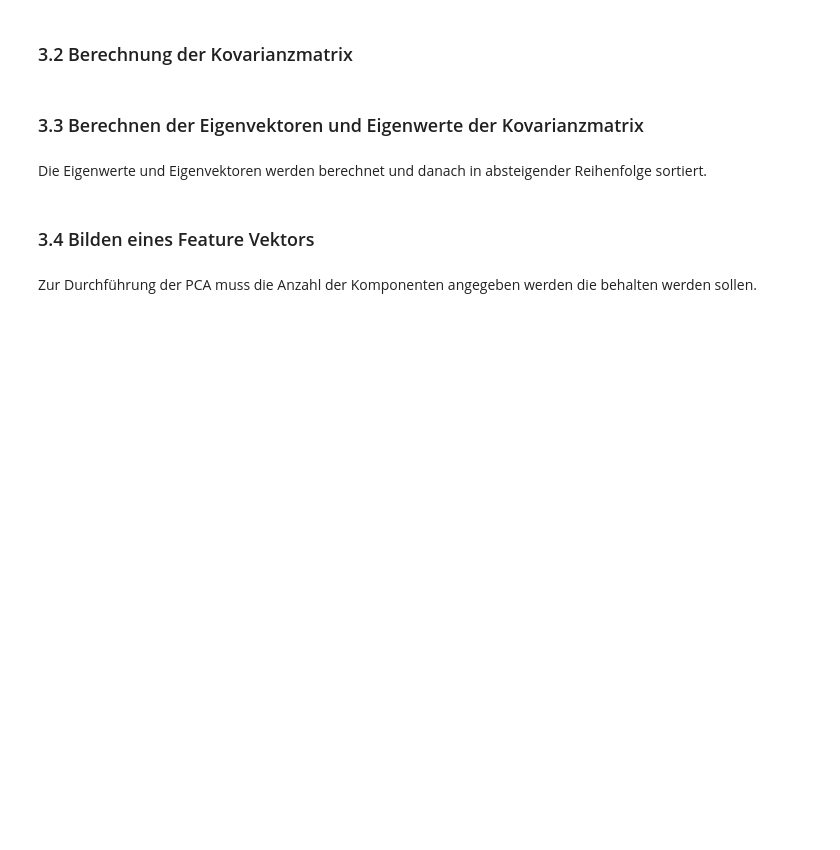
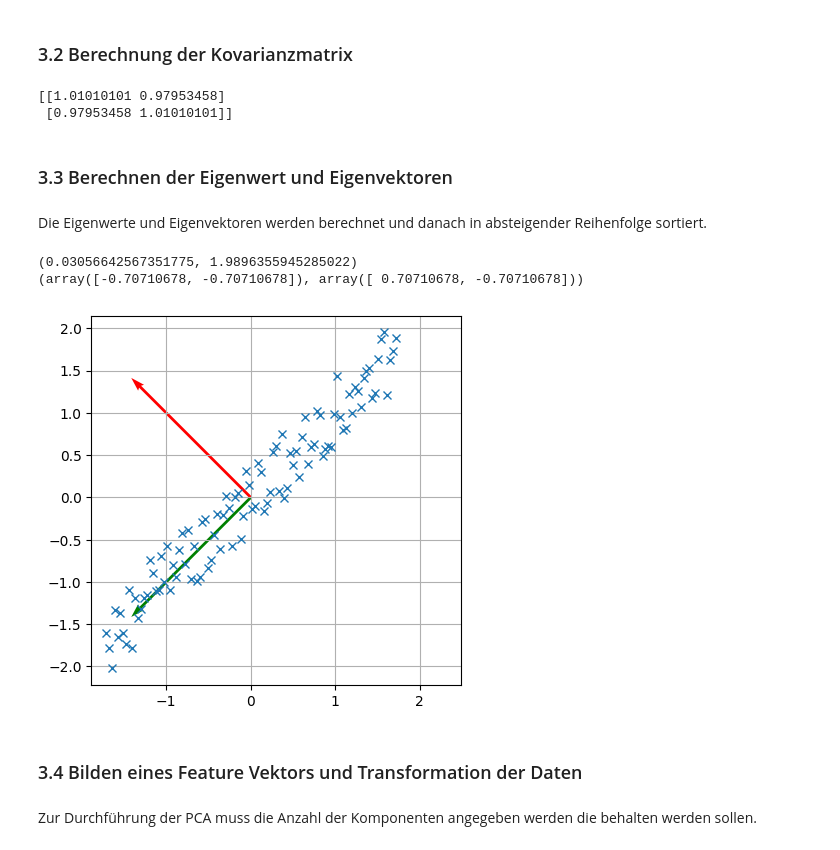
Before and after one commit to MoritzMSP/DHBW_AML, a Jupyter notebook: PCA.ipynb, the cells around one changed output. Drawn from its saved outputs; the diff is of its cells as text; code cells hidden in the pictures; blank space fills up the shorter version.

```diff
--- a/PCA.ipynb
+++ b/PCA.ipynb
@@ -95,4 +103,13 @@ C = np.cov(X.T)
+# %%
+sData = np.transpose(np.c_[y_std, x_std])
+
+#Berechnen der Kovarianzmatrix
+S = np.cov(sData)
+print(S)
+# %% [output]
+[[1.01010101 0.97953458]
+ [0.97953458 1.01010101]]
 # %% [markdown]
-### 3.3 Berechnen der Eigenvektoren und Eigenwerte der Kovarianzmatrix
+### 3.3 Berechnen der Eigenwert und Eigenvektoren
 # %% [markdown]
 Die Eigenwerte und Eigenvektoren werden berechnet und danach in absteigender Reihenfolge sortiert.
@@ -102,4 +116,25 @@ eigenvalues, eigenvectors = zip(*sorted(zip(eigenvalues, eigenvectors), key=lamb
+# %%
+eigenvalues, eigenvectors = np.linalg.eig(S)
+eigenvalues, eigenvectors = zip(*sorted(zip(eigenvalues, eigenvectors), key=lambda x: x[0], reverse=False))
+
+print(eigenvalues)
+print(eigenvectors)
+
+#Plotten in Grafik
+plt.plot(x_std, y_std, 'x')
+plt.quiver(0, 0, eigenvectors[0][1], eigenvectors[0][0], color='g', scale=0.5, angles = 'xy', scale_units = 'xy')
+plt.quiver(0, 0, eigenvectors[1][1], eigenvectors[1][0], color='r', scale=0.5, angles = 'xy', scale_units = 'xy')
+plt.axis('square')
+plt.title("Standardisierten Daten mit Richtungen der Hauptkomponenten")
+plt.xlabel('Variable X')
+plt.ylabel('Variable Y')
+plt.grid()
+plt.show()
+# %% [output]
+(0.03056642567351775, 1.9896355945285022)
+(array([-0.70710678, -0.70710678]), array([ 0.70710678, -0.70710678]))
+[figure, added]
 # %% [markdown]
-### 3.4 Bilden eines Feature Vektors
+### 3.4 Bilden eines Feature Vektors und Transformation der Daten
 # %% [markdown]
 Zur Durchführung der PCA muss die Anzahl der Komponenten angegeben werden die behalten werden sollen.
```
Also changed, not shown: parts of 29 cells of this notebook, 3 other files.
